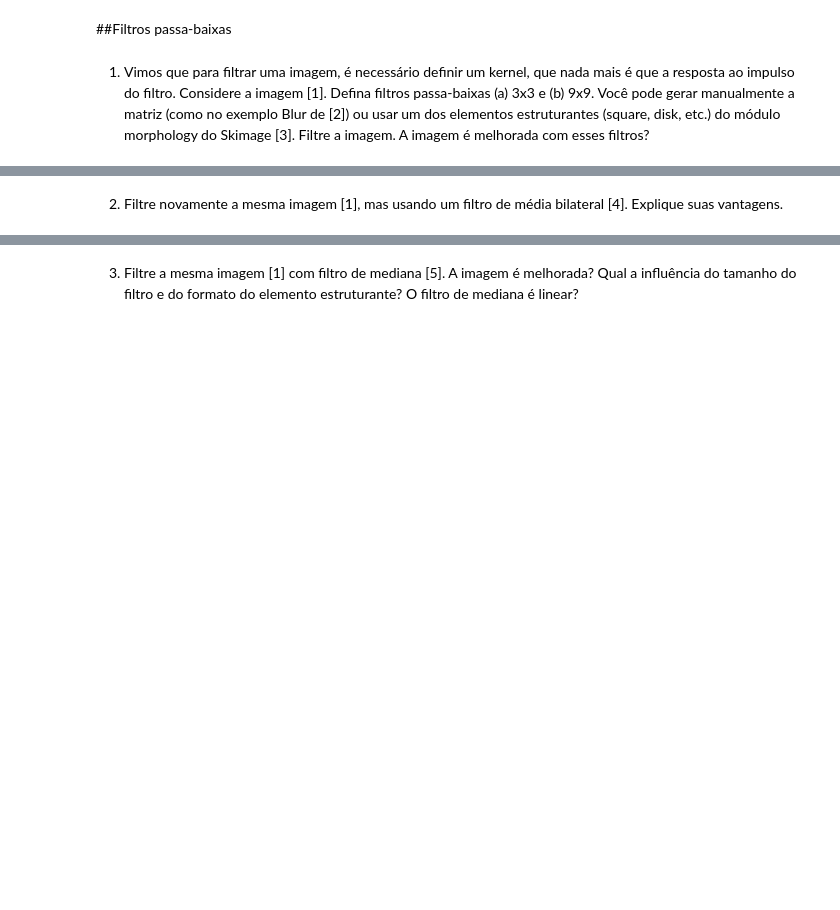
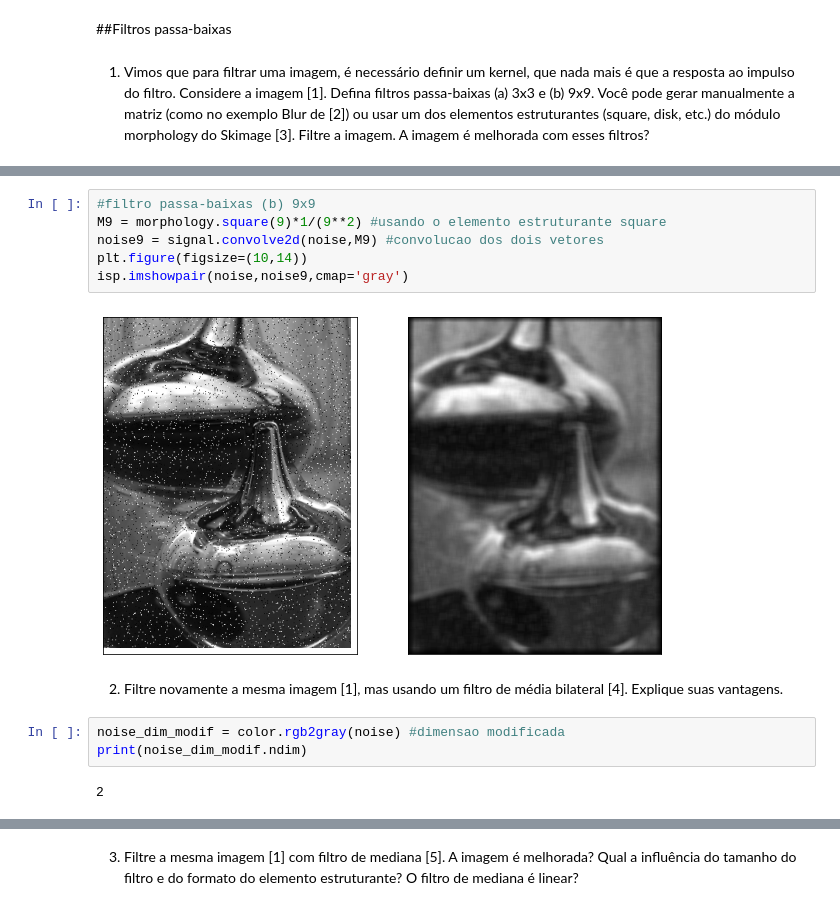
Before and after one commit to victoriafabris/disciplina-dsp-audio-video, a Jupyter notebook: atividade8/atividade_8.ipynb, the cells around one changed output, grey strips where cells are left out. Saved outputs shown, nothing was run; the diff lists cells and outputs as text; blank space fills up the shorter version.

```diff
--- a/atividade8/atividade_8.ipynb
+++ b/atividade8/atividade_8.ipynb
@@ -9,2 +34,15 @@
+# %%
+#filtro passa-baixas (b) 9x9
+M9 = morphology.square(9)*1/(9**2) #usando o elemento estruturante square
+noise9 = signal.convolve2d(noise,M9) #convolucao dos dois vetores
+plt.figure(figsize=(10,14))
+isp.imshowpair(noise,noise9,cmap='gray')
+# %% [output]
+[figure, added]
 # %% [markdown]
 2. Filtre novamente a mesma imagem [1], mas usando um filtro de média bilateral [4]. Explique suas vantagens.
+# %%
+noise_dim_modif = color.rgb2gray(noise) #dimensao modificada
+print(noise_dim_modif.ndim)
+# %% [output]
+2
```
Also changed, not shown: parts of 19 cells of this notebook.
